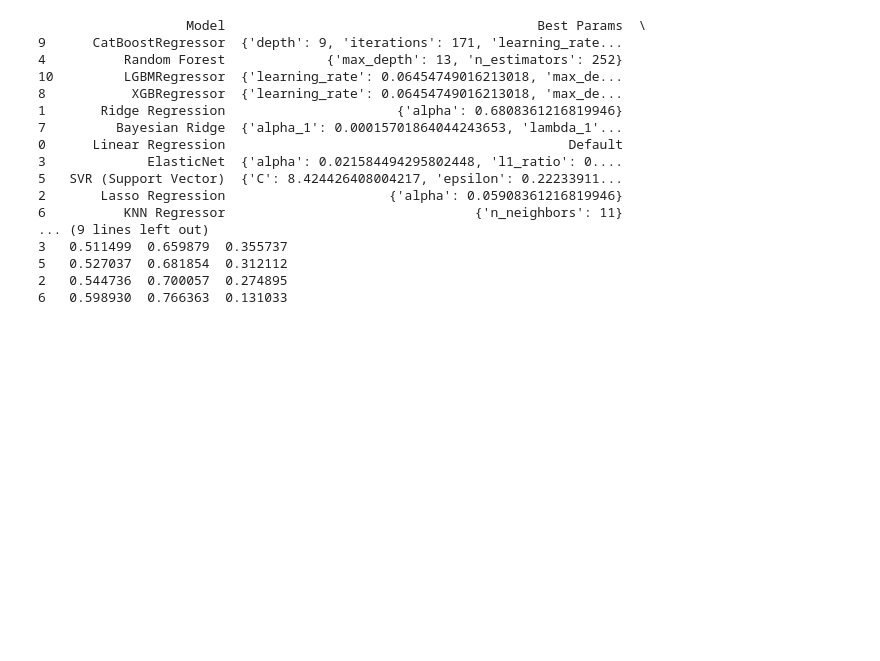
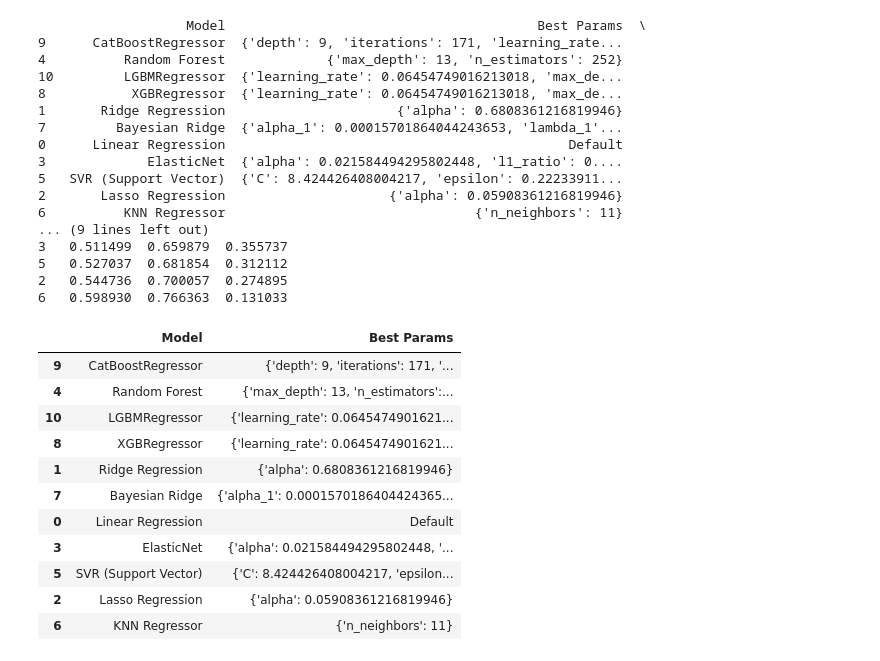
Before and after one commit to santosh3110/Red-Wine-Quality, a Jupyter notebook: research/experiment.ipynb, the cells around one changed output. Saved outputs shown, nothing was run; the diff lists cells and outputs as text; code cells hidden in the pictures; blank space fills up the shorter version.

```diff
--- a/research/experiment.ipynb
+++ b/research/experiment.ipynb
@@ -235,3 +235,19 @@ print(results_df)
 5   0.527037  0.681854  0.312112
 2   0.544736  0.700057  0.274895
 6   0.598930  0.766363  0.131033
+# %%
+pd.set_option("display.max_colwidth", None)
+results_df[["Model","Best Params"]]
+# %% [output]
+|  | Model | Best Params |
+| 9 | CatBoostRegressor | {'depth': 9, 'iterations': 171, '... |
+| 4 | Random Forest | {'max_depth': 13, 'n_estimators':... |
+| 10 | LGBMRegressor | {'learning_rate': 0.0645474901621... |
+| 8 | XGBRegressor | {'learning_rate': 0.0645474901621... |
+| 1 | Ridge Regression | {'alpha': 0.6808361216819946} |
+| 7 | Bayesian Ridge | {'alpha_1': 0.0001570186404424365... |
+| 0 | Linear Regression | Default |
+| 3 | ElasticNet | {'alpha': 0.021584494295802448, '... |
+| 5 | SVR (Support Vector) | {'C': 8.424426408004217, 'epsilon... |
+| 2 | Lasso Regression | {'alpha': 0.05908361216819946} |
+| 6 | KNN Regressor | {'n_neighbors': 11} |
```
Also changed, not shown: 13 other files.
